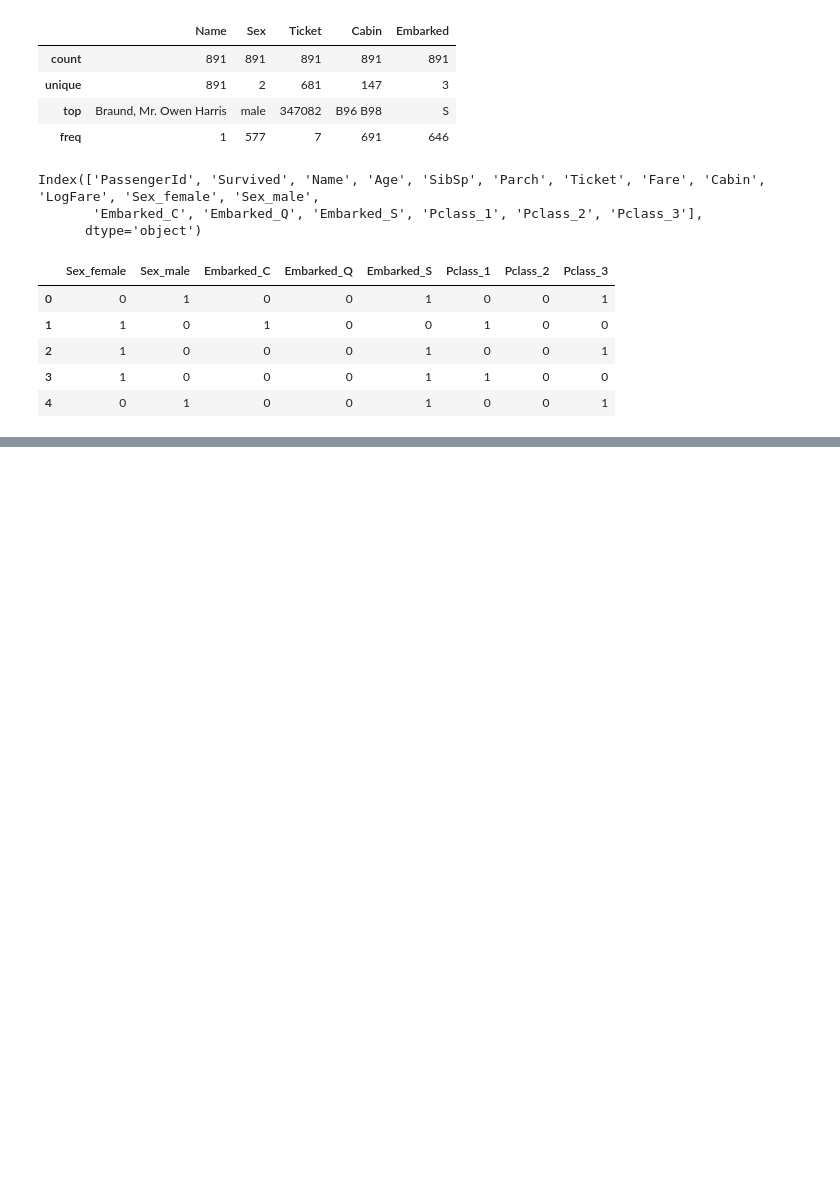
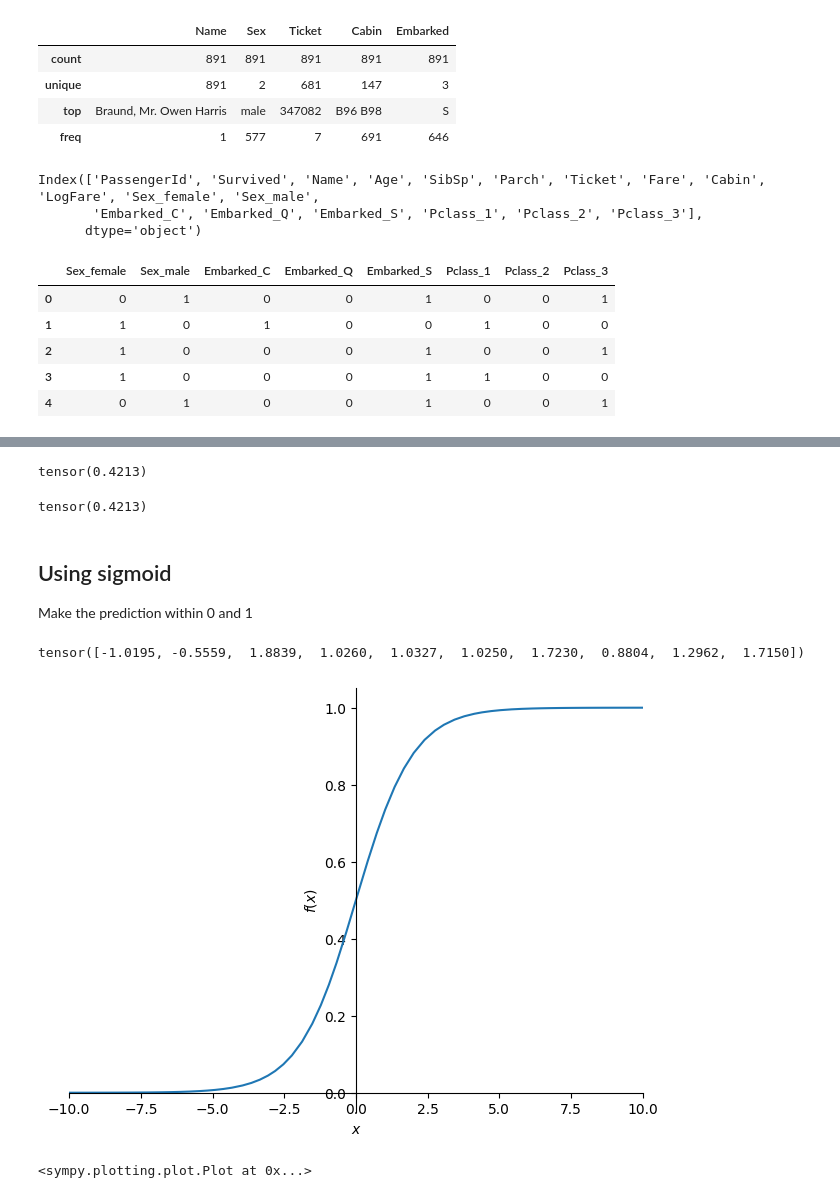
Before and after one commit to yihan-zhou/fasai, a Jupyter notebook: week5_class_notes.ipynb, the cells around one changed output, grey strips where cells are left out. Saved outputs shown, nothing was run; the diff lists cells and outputs as text; code cells hidden in the pictures; blank space fills up the shorter version.

```diff
--- a/week5_class_notes.ipynb
+++ b/week5_class_notes.ipynb
@@ -186,0 +434,5 @@ df[added_cols].head()
+# %%
+results.float().mean()
+# We are right about this % of the time..
+# %% [output]
+tensor(0.4213)
@@ -186,0 +444,17 @@ df[added_cols].head()
+# %%
+acc(coeffs, val_indep, val_dep)
+# %% [output]
+tensor(0.4213)
+# %% [markdown]
+## Using sigmoid
+Make the prediction within 0 and 1
+# %%
+preds[:10]
+# %% [output]
+tensor([-1.0195, -0.5559,  1.8839,  1.0260,  1.0327,  1.0250,  1.7230,  0.8804,  1.2962,  1.7150])
+# %%
+import sympy
+sympy.plot("1/(1+exp(-x))", xlim = (-10, 10))
+# %% [output]
+[figure, added]
+<sympy.plotting.plot.Plot at 0x...>
```
Also changed, not shown: parts of 47 cells of this notebook.
